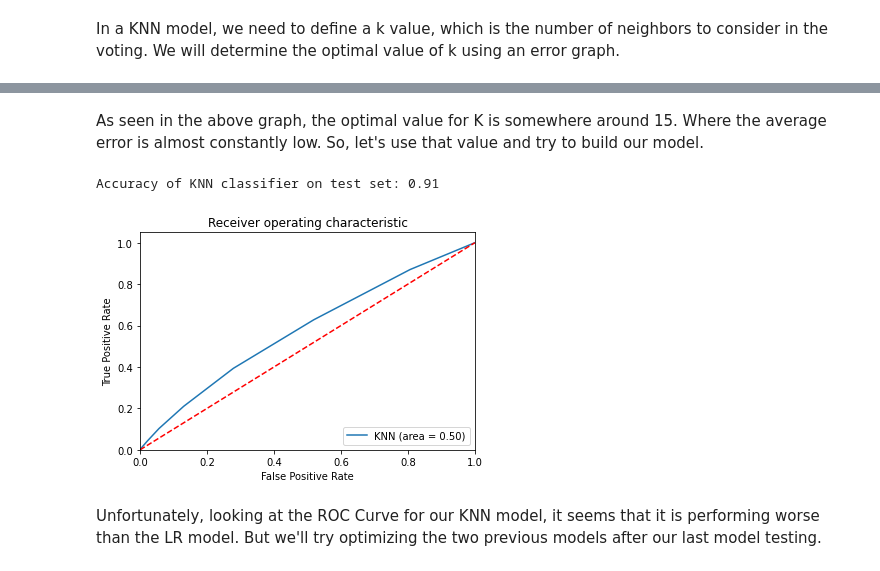
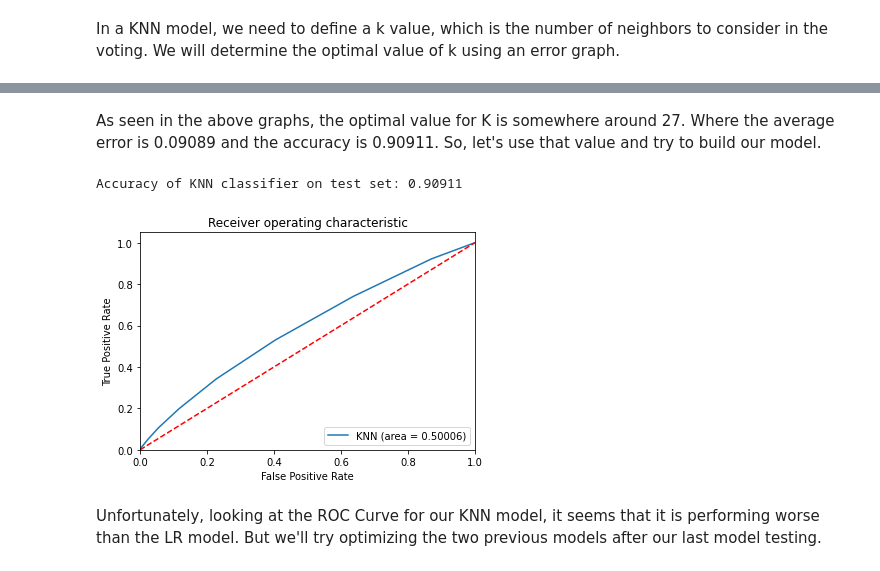
Before and after one commit to RunningPie/rakamin-vix-hci-722, a Jupyter notebook: Proyek Akhir/Complete Notebook.ipynb, the cells around one changed output, grey strips where cells are left out. Saved outputs shown, nothing was run; the diff lists cells and outputs as text; code cells hidden in the pictures.

```diff
--- a/Proyek Akhir/Complete Notebook.ipynb
+++ b/Proyek Akhir/Complete Notebook.ipynb
@@ -943,10 +944,13 @@ In a KNN model, we need to define a k value, which is the number of neighbors to
 # %%
 from sklearn.neighbors import KNeighborsClassifier
 
+k_test_vals = [k for k in range(3, 30, 3)]
 error = []
-for i in range(3, 30):
+KNN_acc = []
+for i in k_test_vals:
     test_model = KNeighborsClassifier(n_neighbors=i)
     test_model.fit(X_train, y_train)
     pred_i = test_model.predict(X_test)
     error.append(np.mean(pred_i != y_test))
+    KNN_acc.append(metrics.accuracy_score(y_test, pred_i))
 # %%
@@ -962,31 +980,32 @@ Text(0, 0.5, 'Average Error')
 # %% [markdown]
-As seen in the above graph, the optimal value for K is somewhere around 15. Where the average error is almost constantly low. So, let's use that value and try to build our model.
+As seen in the above graphs, the optimal value for K is somewhere around 27. Where the average error is 0.09089 and the accuracy is 0.90911. So, let's use that value and try to build our model.
 # %%
-k_val = 21
+k_val = 27
 
 KNN_model = KNeighborsClassifier(n_neighbors=k_val)
 KNN_model.fit(X_train, y_train)
 
 y_pred = KNN_model.predict(X_test)
-print('Accuracy of KNN classifier on test set: {:.2f}'.format(KNN_model.score(X_test, y_test)))
-# %% [output]
-Accuracy of KNN classifier on test set: 0.91
+# %%
+print('Accuracy of KNN classifier on test set: {:.5f}'.format(KNN_model.score(X_test, y_test)))
+# %% [output]
+Accuracy of KNN classifier on test set: 0.90911
 # %%
-logit_roc_auc = roc_auc_score(y_test, KNN_model.predict(X_test))
-fpr, tpr, thresholds = roc_curve(y_test, KNN_model.predict_proba(X_test)[:,1])
+KNN_logit_roc_auc = roc_auc_score(y_test, KNN_model.predict(X_test))
+KNN_fpr, KNN_tpr, KNN_thresholds = roc_curve(y_test, KNN_model.predict_proba(X_test)[:,1])
 plt.figure()
-plt.plot(fpr, tpr, label='KNN (area = %0.2f)' % logit_roc_auc)
+plt.plot(KNN_fpr, KNN_tpr, label='KNN (area = %0.5f)' % KNN_logit_roc_auc)
 plt.plot([0, 1], [0, 1],'r--')
 plt.xlim([0.0, 1.0])
 plt.ylim([0.0, 1.05])
 plt.xlabel('False Positive Rate')
 plt.ylabel('True Positive Rate')
 plt.title('Receiver operating characteristic')
 plt.legend(loc="lower right")
-plt.savefig('Log_ROC')
+plt.savefig('KNN_ROC')
 plt.show()
 # %% [output]
-[figure, old version]
+[figure, new version]
 # %% [markdown]
 Unfortunately, looking at the ROC Curve for our KNN model, it seems that it is performing worse than the LR model. But we'll try optimizing the two previous models after our last model testing.
 # %% [markdown]
```
Also changed, not shown: parts of 23 cells of this notebook.
